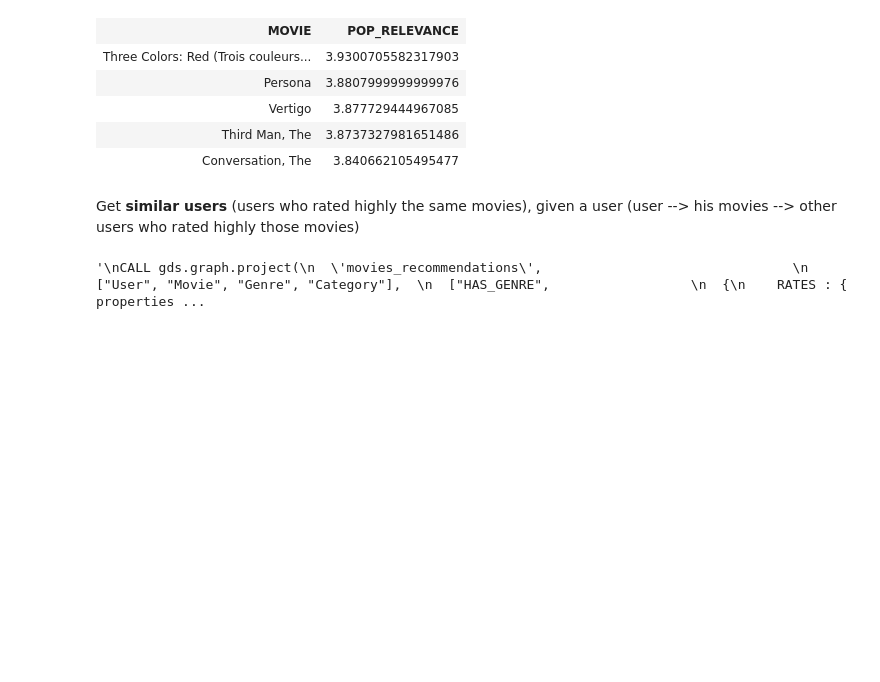
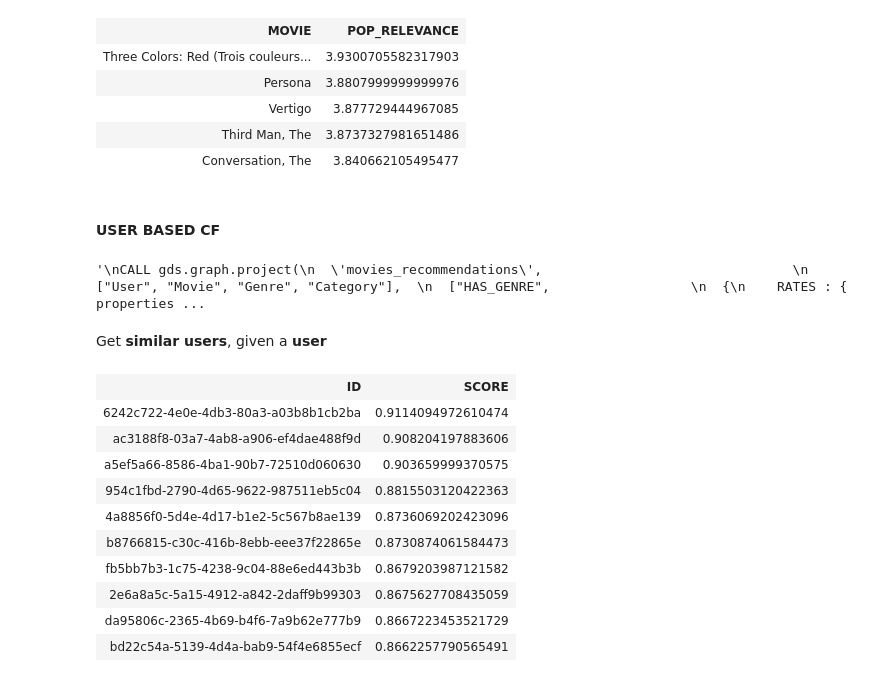
Before and after one commit to aleceress/movielens_rs, a Jupyter notebook: queries.ipynb, the cells around one changed output. Saved outputs shown, nothing was run; the diff lists cells and outputs as text; code cells hidden in the pictures; blank space fills up the shorter version.

```diff
--- a/queries.ipynb
+++ b/queries.ipynb
@@ -255,8 +276,8 @@ graph.run(
 | Vertigo | 3.877729444967085 |
 | Third Man, The | 3.8737327981651486 |
 | Conversation, The | 3.840662105495477 |
-# %% [markdown]
-Get __similar users__ (users who rated highly the same movies), given a user (user --> his movies --> other users who rated highly those movies)
+# %% [markdown]
+#### __USER BASED CF__
 # %%
 """
 CALL gds.graph.project(
@@ -349,3 +368,26 @@ CALL gds.knn.write('cf-projection', {
 })
 YIELD nodesCompared, relationshipsWritten
 """
+# %% [markdown]
+Get __similar users__, given a __user__
+# %%
+user_id = "71e1599b-ab75-44c1-9667-1ca41fae6c06"
+graph.run(
+            (
+            f"MATCH (u1:User{{id: '{user_id}'}})-[s:SIMILAR]->(u2:User)"
+            " RETURN u2.id AS ID, s.score AS SCORE"
+            " ORDER BY SCORE DESC"
+            )
+        ).to_table()
+# %% [output]
+| ID | SCORE |
+| 6242c722-4e0e-4db3-80a3-a03b8b1cb2ba | 0.9114094972610474 |
+| ac3188f8-03a7-4ab8-a906-ef4dae488f9d | 0.908204197883606 |
+| a5ef5a66-8586-4ba1-90b7-72510d060630 | 0.903659999370575 |
+| 954c1fbd-2790-4d65-9622-987511eb5c04 | 0.8815503120422363 |
+| 4a8856f0-5d4e-4d17-b1e2-5c567b8ae139 | 0.8736069202423096 |
+| b8766815-c30c-416b-8ebb-eee37f22865e | 0.8730874061584473 |
+| fb5bb7b3-1c75-4238-9c04-88e6ed443b3b | 0.8679203987121582 |
+| 2e6a8a5c-5a15-4912-a842-2daff9b99303 | 0.8675627708435059 |
+| da95806c-2365-4b69-b4f6-7a9b62e777b9 | 0.8667223453521729 |
+| bd22c54a-5139-4d4a-bab9-54f4e6855ecf | 0.8662257790565491 |
```
Also changed, not shown: parts of 19 cells of this notebook.
